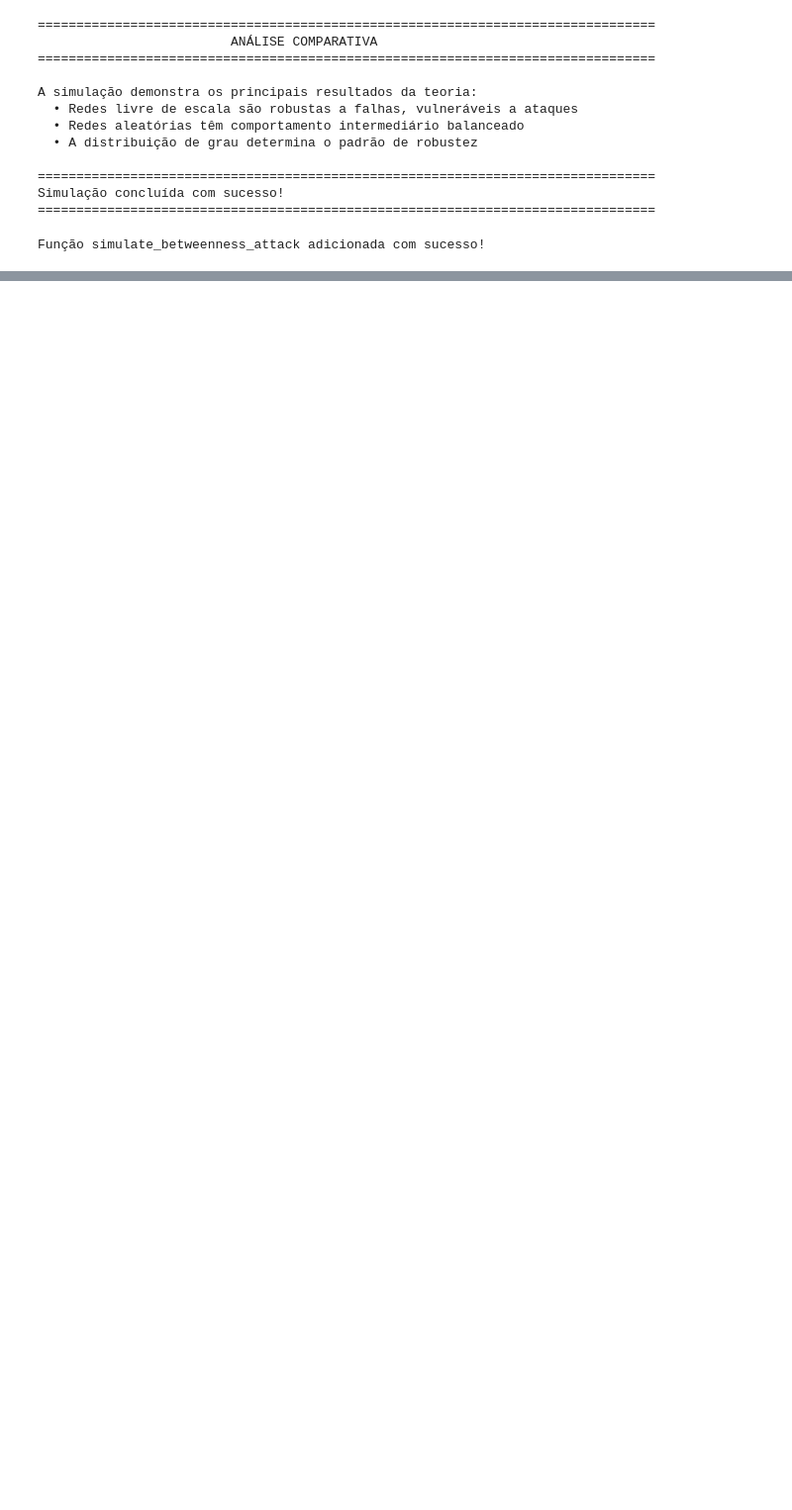
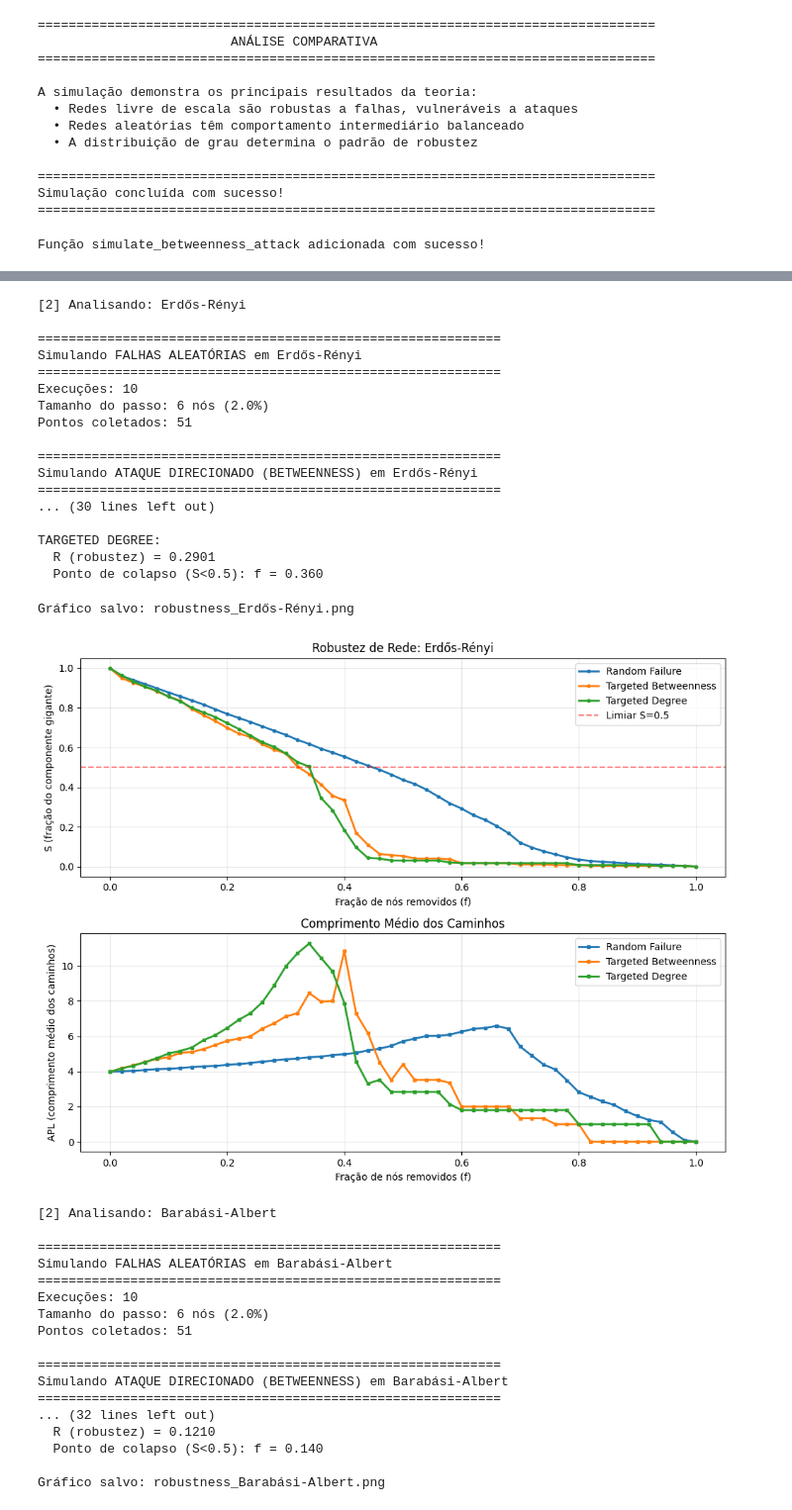
Before and after one commit to brunolmars/Trabalho-Teoria-de-Grafos-, a Jupyter notebook: simulador_robustez_redes.ipynb, the cells around one changed output, grey strips where cells are left out. Shown at 99% size. Saved outputs shown, nothing was run; the diff lists cells and outputs as text; code cells hidden in the pictures; blank space fills up the shorter version.

```diff
--- a/simulador_robustez_redes.ipynb
+++ b/simulador_robustez_redes.ipynb
@@ -596,0 +549,68 @@ Gráfico salvo: robustness_Erdős-Rényi.png
+# %%
+NetworkRobustnessSimulator.simulate_betweenness_attack = simulate_betweenness_attack
+
+# Define graphs and all_simulators globally, similar to how they were in main()
+# Assumes G_random, G_scale_free, G_small_world are already defined from previous cells.
+graphs = [
+    (G_random, "Erdős-Rényi"),
+    (G_scale_free, "Barabási-Albert"),
+    (G_small_world, "Watts-Strogatz")
+]
+all_simulators = []
+
+for G, name in graphs:
+    print(f"\n[2] Analisando: {name}")
+
+    simulator = NetworkRobustnessSimulator(G, name)
+
+    # Falhas aleatórias
+    simulator.simulate_random_failure(num_runs=10, step_fraction=0.02)
+
+    # Ataque por betweenness (AGORA RODA PARA TODOS!)
+    simulator.simulate_betweenness_attack(num_runs=1, step_fraction=0.02)
+
+    # Ataque direcionado por grau (já existia)
+    simulator.simulate_targeted_attack(centrality_type='degree', num_runs=1, step_fraction=0.02)
+
+    # Resumo e gráfico
+    simulator.display_summary()
+    simulator.plot_results()
+
+    all_simulators.append(simulator)
+# %% [output]
+[2] Analisando: Erdős-Rényi
+
+============================================================
+Simulando FALHAS ALEATÓRIAS em Erdős-Rényi
+============================================================
+Execuções: 10
+Tamanho do passo: 6 nós (2.0%)
+Pontos coletados: 51
+
+============================================================
+Simulando ATAQUE DIRECIONADO (BETWEENNESS) em Erdős-Rényi
+============================================================
+... (30 lines left out)
+
+TARGETED DEGREE:
+  R (robustez) = 0.2901
+  Ponto de colapso (S<0.5): f = 0.360
+Gráfico salvo: robustness_Erdős-Rényi.png
+[figure, added]
+[2] Analisando: Barabási-Albert
+
+============================================================
+Simulando FALHAS ALEATÓRIAS em Barabási-Albert
+============================================================
+Execuções: 10
+Tamanho do passo: 6 nós (2.0%)
+Pontos coletados: 51
+
+============================================================
+Simulando ATAQUE DIRECIONADO (BETWEENNESS) em Barabási-Albert
+============================================================
+... (32 lines left out)
+  R (robustez) = 0.1210
+  Ponto de colapso (S<0.5): f = 0.140
+
+Gráfico salvo: robustness_Barabási-Albert.png
```
Also changed, not shown: parts of 3 cells of this notebook.
